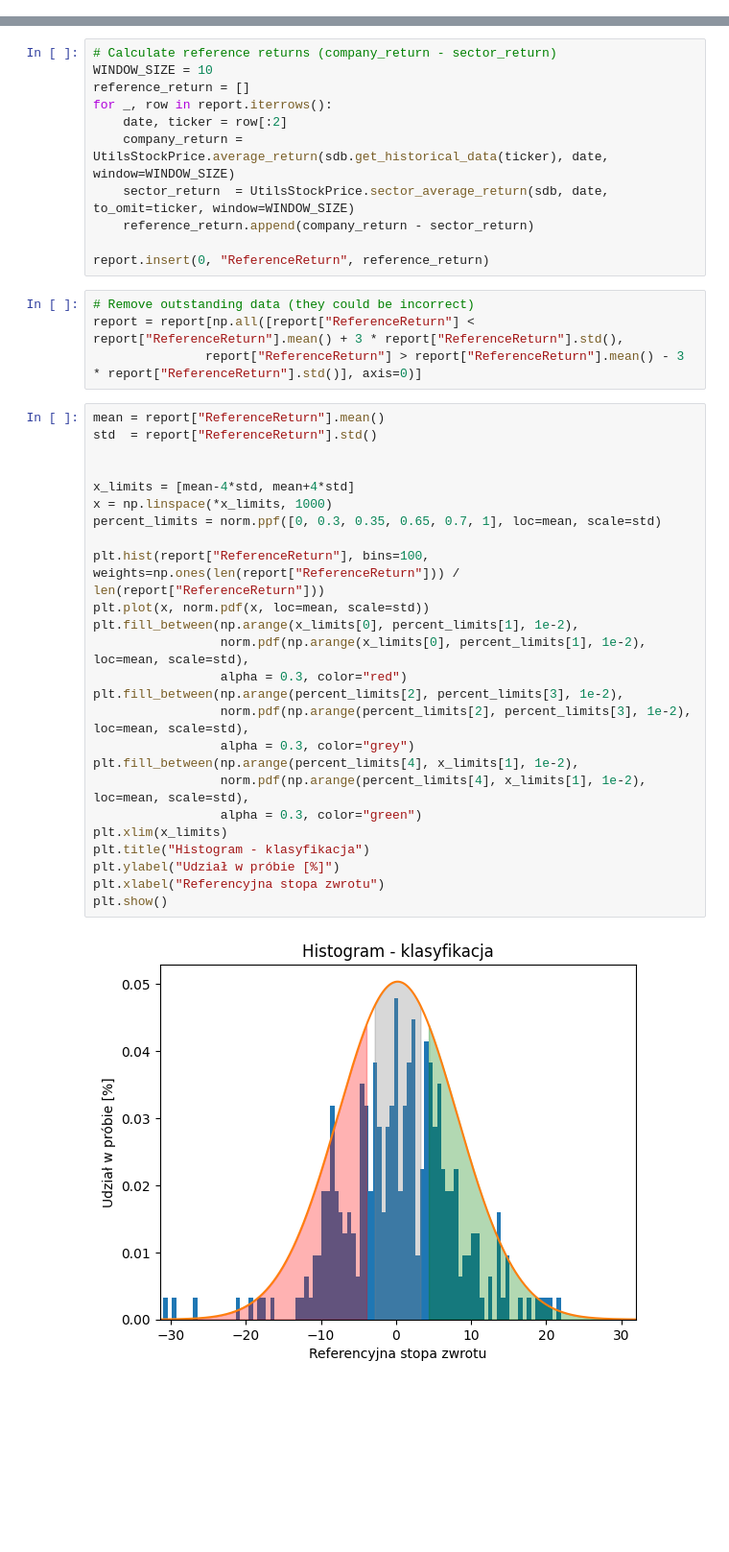
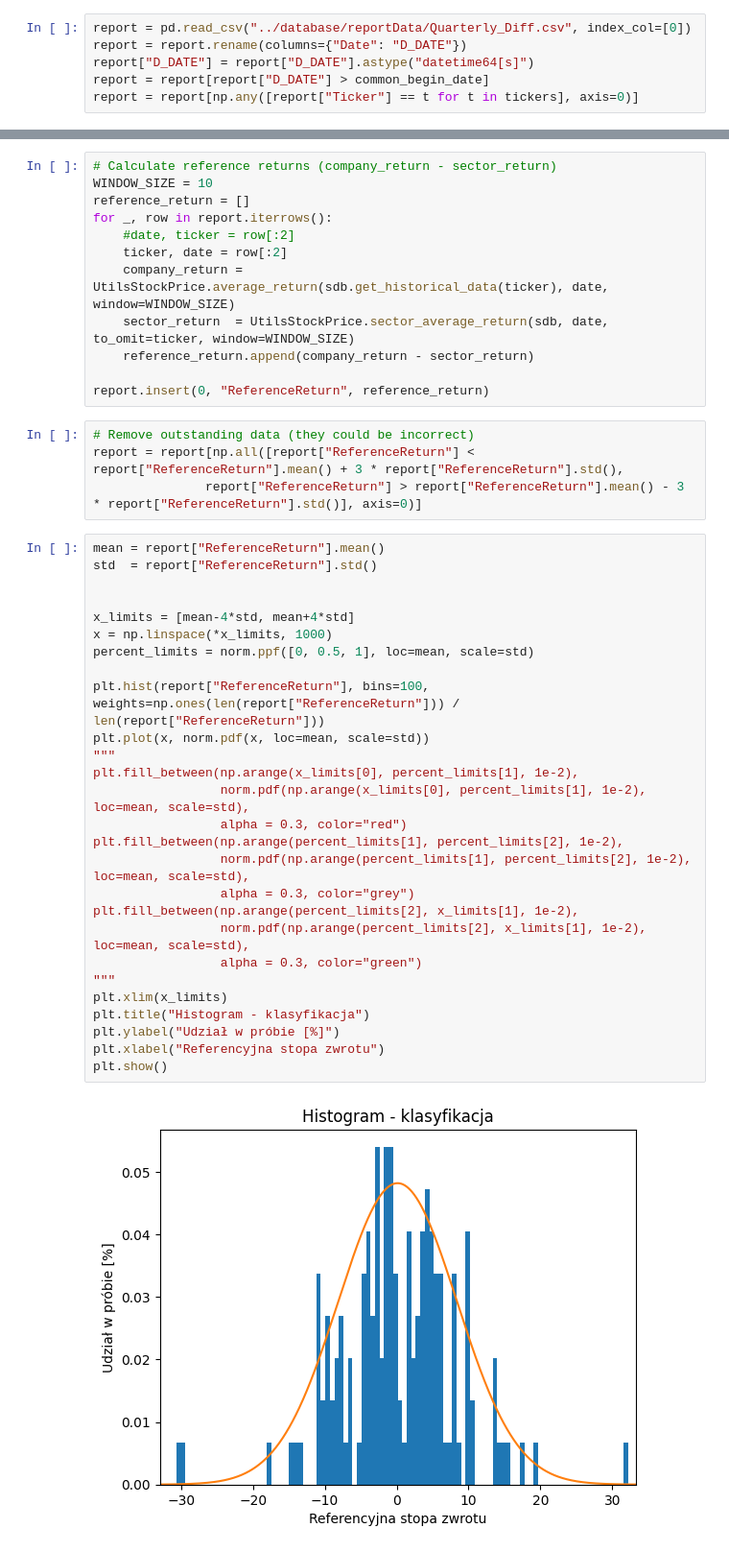
Before and after one commit to antonibezdzietny/FinancialReportsImpact, a Jupyter notebook: analysis/categorizedAnalysis.ipynb, the cells around one changed output, grey strips where cells are left out. Shown: that part at 96% size. Drawn from its saved outputs; the diff is of its cells as text; blank space fills up the shorter version.

```diff
--- a/analysis/categorizedAnalysis.ipynb
+++ b/analysis/categorizedAnalysis.ipynb
@@ -26,5 +26,11 @@ report = pd.read_csv("../database/reportData/WIG_ODZIEZ_COMPANY_YY.csv", index_c
 report["D_DATE"] = report["D_DATE"].astype("datetime64[s]")
 report = report[report["D_DATE"] > common_begin_date]
+# %%
+report = pd.read_csv("../database/reportData/Quarterly_Diff.csv", index_col=[0])
+report = report.rename(columns={"Date": "D_DATE"})
+report["D_DATE"] = report["D_DATE"].astype("datetime64[s]")
+report = report[report["D_DATE"] > common_begin_date]
+report = report[np.any([report["Ticker"] == t for t in tickers], axis=0)]
 # %%
 # Remove samples where sum(NaN feature) > 20% all feature (in sample)
 report = report.dropna(axis = 0, thresh = report.shape[1] * 0.8)
@@ -55,7 +61,8 @@ report.iloc[:, 2:] = imputer.fit_transform(report.drop(columns=["D_DATE", "Ticke
 WINDOW_SIZE = 10
 reference_return = []
 for _, row in report.iterrows():
-    date, ticker = row[:2]
+    #date, ticker = row[:2]
+    ticker, date = row[:2]
     company_return = UtilsStockPrice.average_return(sdb.get_historical_data(ticker), date, window=WINDOW_SIZE)
     sector_return  = UtilsStockPrice.sector_average_return(sdb, date, to_omit=ticker, window=WINDOW_SIZE)
     reference_return.append(company_return - sector_return)
@@ -68,27 +75,29 @@ report = report[np.all([report["ReferenceReturn"] < report["ReferenceReturn"].me
 # %%
 mean = report["ReferenceReturn"].mean()
 std  = report["ReferenceReturn"].std()
 
 
 x_limits = [mean-4*std, mean+4*std]
 x = np.linspace(*x_limits, 1000)
-percent_limits = norm.ppf([0, 0.3, 0.35, 0.65, 0.7, 1], loc=mean, scale=std)
+percent_limits = norm.ppf([0, 0.5, 1], loc=mean, scale=std)
 
 plt.hist(report["ReferenceReturn"], bins=100,  weights=np.ones(len(report["ReferenceReturn"])) / len(report["ReferenceReturn"]))
 plt.plot(x, norm.pdf(x, loc=mean, scale=std))
+"""
 plt.fill_between(np.arange(x_limits[0], percent_limits[1], 1e-2),
                  norm.pdf(np.arange(x_limits[0], percent_limits[1], 1e-2), loc=mean, scale=std),
                  alpha = 0.3, color="red")
-plt.fill_between(np.arange(percent_limits[2], percent_limits[3], 1e-2),
-                 norm.pdf(np.arange(percent_limits[2], percent_limits[3], 1e-2), loc=mean, scale=std),
+plt.fill_between(np.arange(percent_limits[1], percent_limits[2], 1e-2),
+                 norm.pdf(np.arange(percent_limits[1], percent_limits[2], 1e-2), loc=mean, scale=std),
                  alpha = 0.3, color="grey")
-plt.fill_between(np.arange(percent_limits[4], x_limits[1], 1e-2),
-                 norm.pdf(np.arange(percent_limits[4], x_limits[1], 1e-2), loc=mean, scale=std),
+plt.fill_between(np.arange(percent_limits[2], x_limits[1], 1e-2),
+                 norm.pdf(np.arange(percent_limits[2], x_limits[1], 1e-2), loc=mean, scale=std),
                  alpha = 0.3, color="green")
+"""
 plt.xlim(x_limits)
 plt.title("Histogram - klasyfikacja")
 plt.ylabel("Udział w próbie [%]")
 plt.xlabel("Referencyjna stopa zwrotu")
 plt.show()
 # %% [output]
-[figure, old version]
+[figure, new version]
```
Also changed, not shown: parts of 11 cells of this notebook.
